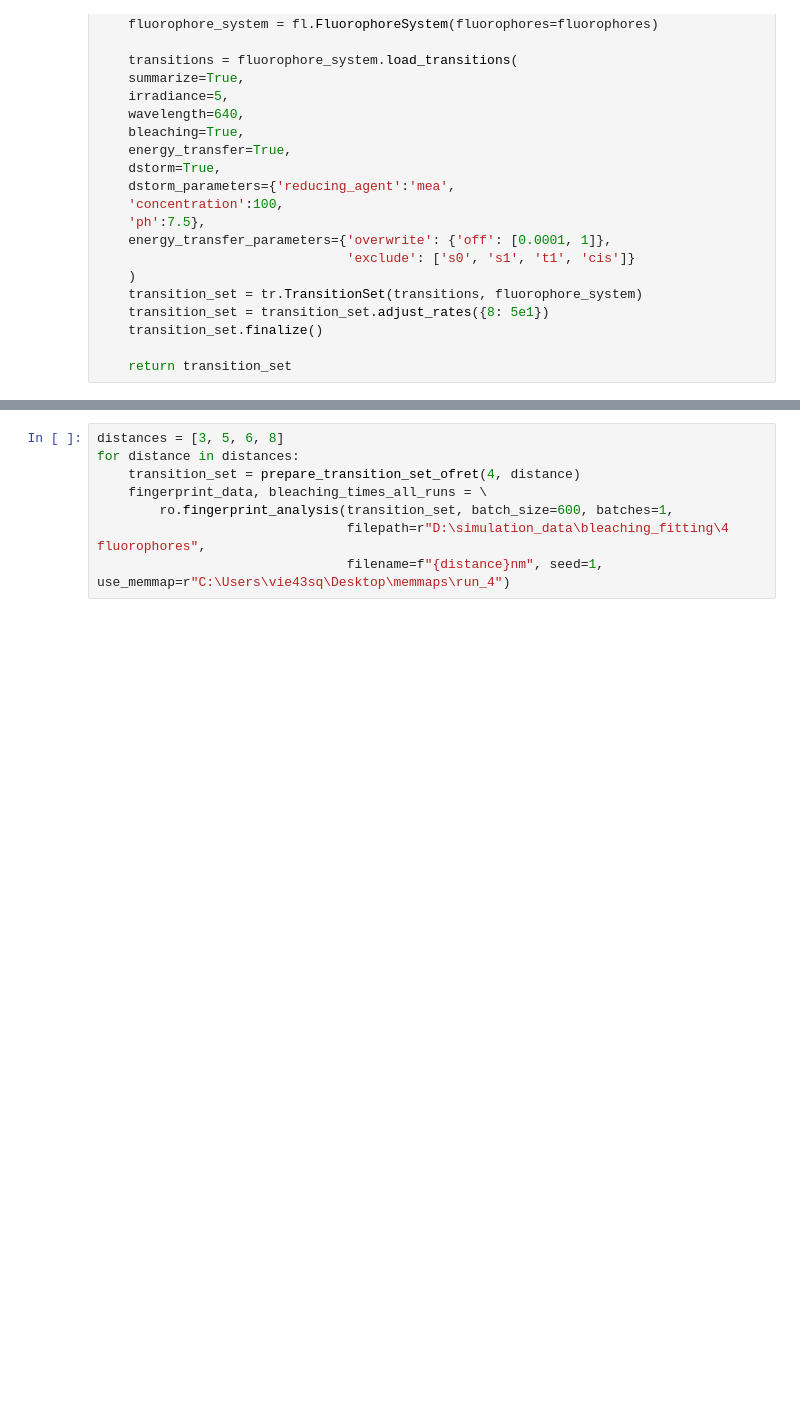
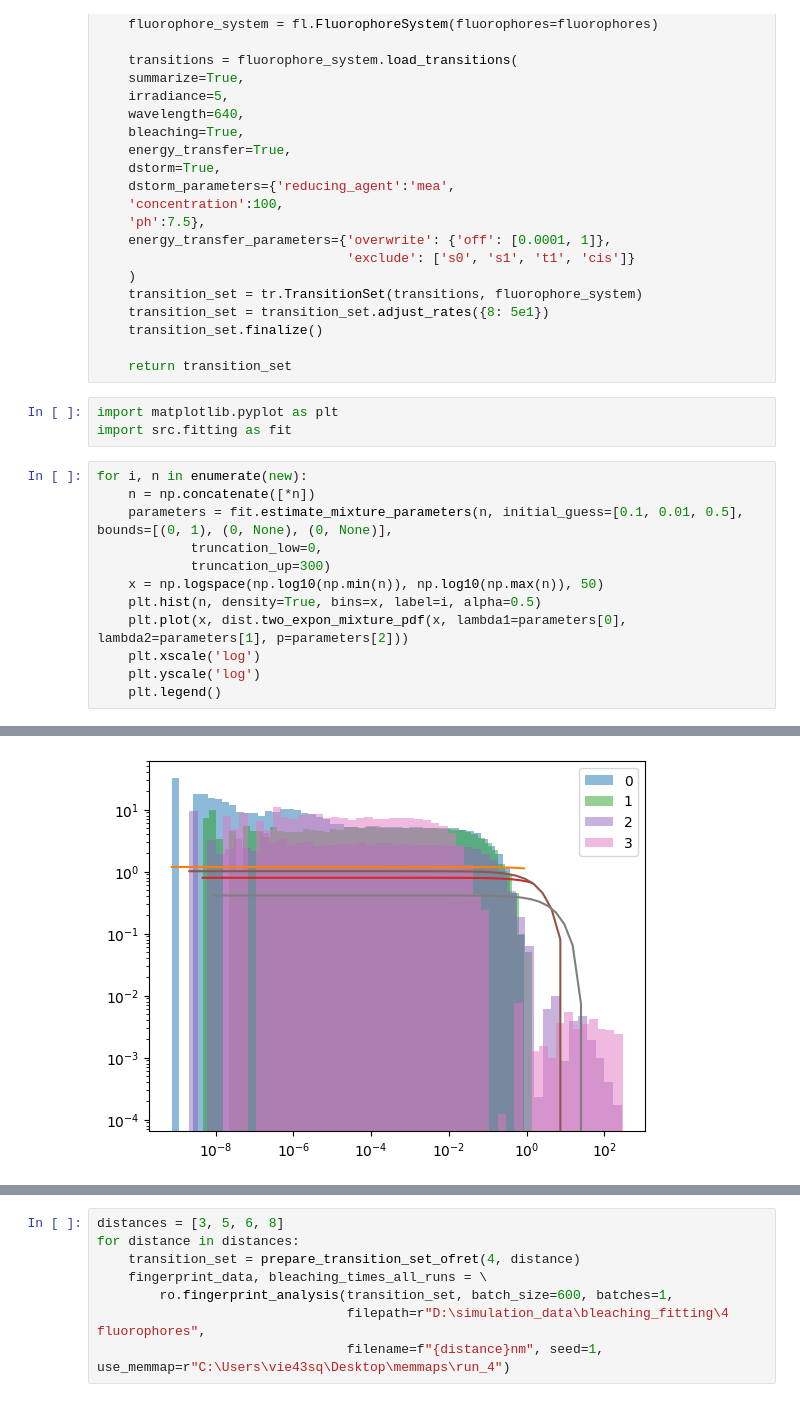
Before and after one commit to super-resolution/Fluopy, a Jupyter notebook: notebooks/cy5/simulations/Chapter I/Fitting procedure/bleaching fitting data generation.ipynb, the cells around one changed output, grey strips where cells are left out. Cells and saved outputs as stored; diff of their text form; blank space fills up the shorter version.

```diff
--- a/notebooks/cy5/simulations/Chapter I/Fitting procedure/bleaching fitting data generation.ipynb
+++ b/notebooks/cy5/simulations/Chapter I/Fitting procedure/bleaching fitting data generation.ipynb
@@ -71,3 +71,19 @@ def prepare_transition_set_ofret(number_fluorophores, distance):
     transition_set.finalize()
 
     return transition_set
+# %%
+import matplotlib.pyplot as plt
+import src.fitting as fit
+# %%
+for i, n in enumerate(new):
+    n = np.concatenate([*n])
+    parameters = fit.estimate_mixture_parameters(n, initial_guess=[0.1, 0.01, 0.5], bounds=[(0, 1), (0, None), (0, None)],
+            truncation_low=0,
+            truncation_up=300)
+    x = np.logspace(np.log10(np.min(n)), np.log10(np.max(n)), 50)
+    plt.hist(n, density=True, bins=x, label=i, alpha=0.5)
+    plt.plot(x, dist.two_expon_mixture_pdf(x, lambda1=parameters[0], lambda2=parameters[1], p=parameters[2]))
+    plt.xscale('log')
+    plt.yscale('log')
+    plt.legend()
+# %% [output]
@@ -73,0 +96 @@ def prepare_transition_set_ofret(number_fluorophores, distance):
+[figure, added]
```
Also changed, not shown: parts of 2 cells of this notebook, 27 other files.
